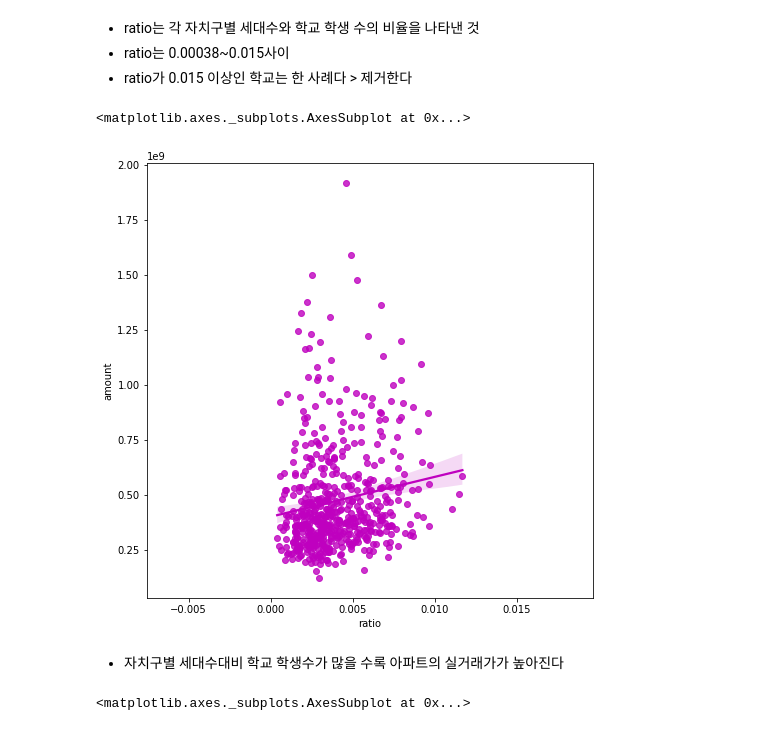
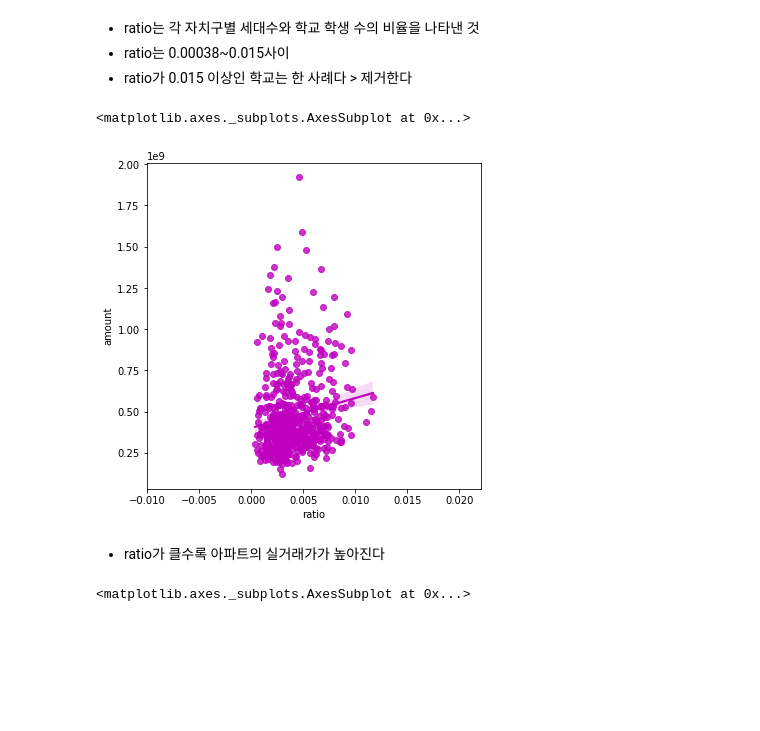
Before and after one commit to whoareyouwhoami/ProjectCasa, a Jupyter notebook: EDA/EDA_version1.ipynb, the cells around one changed output. Saved outputs shown, nothing was run; the diff lists cells and outputs as text; code cells hidden in the pictures; blank space fills up the shorter version.

```diff
--- a/EDA/EDA_version1.ipynb
+++ b/EDA/EDA_version1.ipynb
@@ -33,3 +28,14 @@ df = pd.merge(price,clustered,how='left',on='apartment_id')
+# %%
+district = call_df('crawling_db.district_table')
+apartment = call_df('crawling_db.apartment_table').drop(columns='table_id')
+school = call_df('crawling_db.school_table').drop(columns='table_id')
+subway = call_df('crawling_db.subway_table').drop(columns='table_id')
+price = call_df('crawling_db.price_table').drop(columns='price_id')
+# %%
+df = (price.merge(apartment, how='left', on='apartment_id').
+      merge(district, how='left', on='district_id').
+      merge(school, how='left', on='apartment_id').
+      merge(subway, how='left', on='apartment_id'))
 # %%
 import re
 df['area'] = df['area'].apply(lambda x: int(re.split('\D',x)[0]))
@@ -219,14 +238,14 @@ df1[df1['ratio']>0.015] #제거
 df1 = df1[df1['ratio']<0.015]
 # %%
 figure,ax1 = plt.subplots()
-figure.set_size_inches(8,8)
+figure.set_size_inches(6,6)
 
 sns.regplot(x="ratio",y="amount",data=df1,color="m",ax=ax1)
 # %% [output]
 <matplotlib.axes._subplots.AxesSubplot at 0x...>
-[figure, old version]
+[figure, new version]
 # %% [markdown]
-- 자치구별 세대수대비 학교 학생수가 많을 수록 아파트의 실거래가가 높아진다
+- ratio가 클수록 아파트의 실거래가가 높아진다
 # %%
 factor = pd.cut(df1.ratio,5)
 a = df1.amount.groupby(factor).mean()
```
Also changed, not shown: parts of 23 cells of this notebook.
